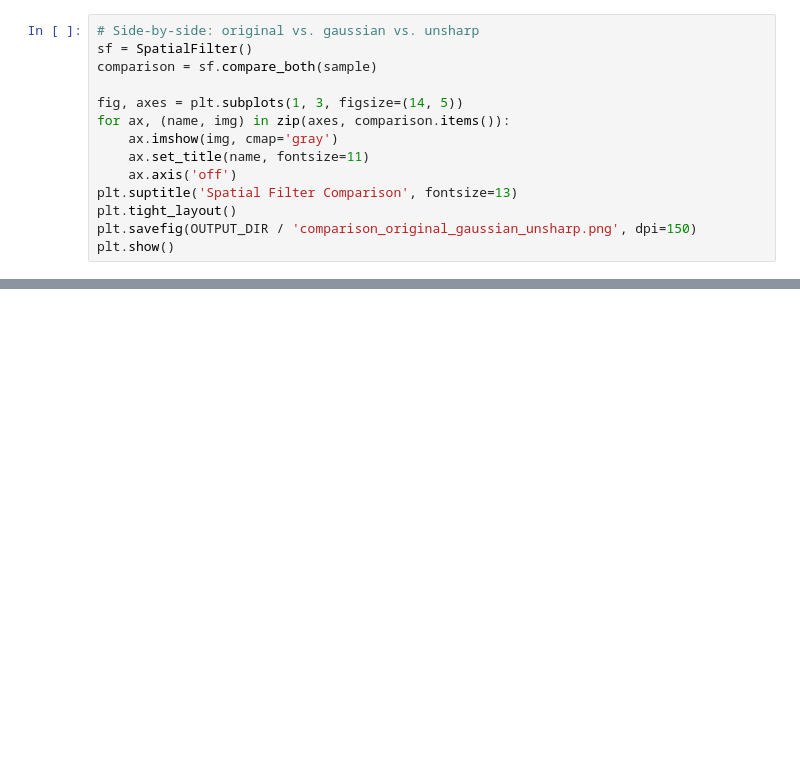
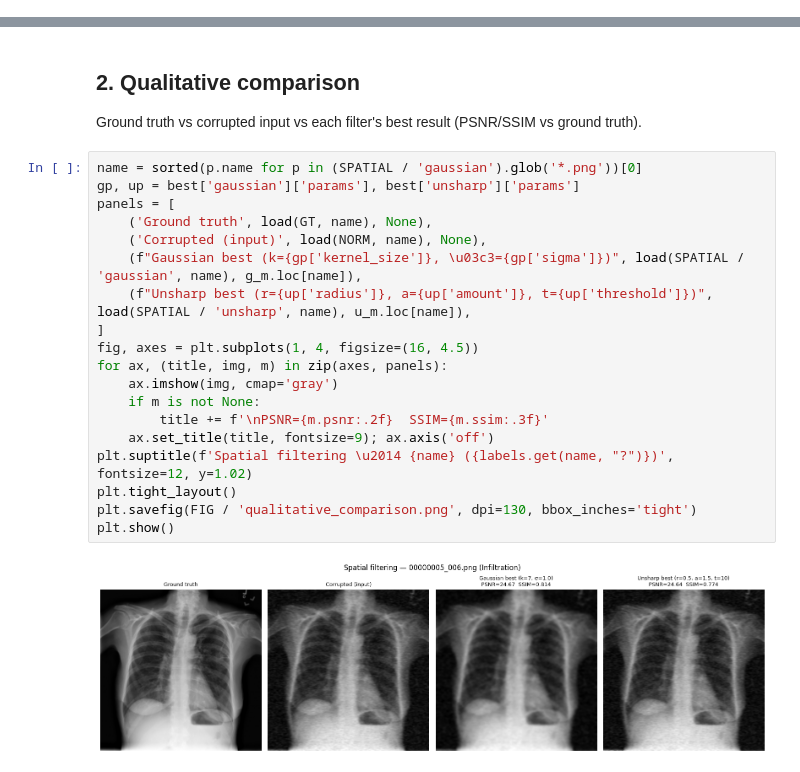
Before and after one commit to rvouya/fp-pcd, a Jupyter notebook: filtering_spatial/spatial_experiments.ipynb, the cells around one changed output, grey strips where cells are left out. Drawn from its saved outputs; the diff is of its cells as text; blank space fills up the shorter version.

Commit message:
spasial filtering

```diff
--- a/filtering_spatial/spatial_experiments.ipynb
+++ b/filtering_spatial/spatial_experiments.ipynb
@@ -30,14 +0,0 @@ print(f'Sample shape: {sample.shape}')
-# %%
-# Side-by-side: original vs. gaussian vs. unsharp
-sf = SpatialFilter()
-comparison = sf.compare_both(sample)
-
-fig, axes = plt.subplots(1, 3, figsize=(14, 5))
-for ax, (name, img) in zip(axes, comparison.items()):
-    ax.imshow(img, cmap='gray')
-    ax.set_title(name, fontsize=11)
-    ax.axis('off')
-plt.suptitle('Spatial Filter Comparison', fontsize=13)
-plt.tight_layout()
-plt.savefig(OUTPUT_DIR / 'comparison_original_gaussian_unsharp.png', dpi=150)
-plt.show()
@@ -43,0 +73,24 @@ plt.show()
+# %% [markdown]
+## 2. Qualitative comparison
+Ground truth vs corrupted input vs each filter's best result (PSNR/SSIM vs ground truth).
+# %%
+name = sorted(p.name for p in (SPATIAL / 'gaussian').glob('*.png'))[0]
+gp, up = best['gaussian']['params'], best['unsharp']['params']
+panels = [
+    ('Ground truth', load(GT, name), None),
+    ('Corrupted (input)', load(NORM, name), None),
+    (f"Gaussian best (k={gp['kernel_size']}, \u03c3={gp['sigma']})", load(SPATIAL / 'gaussian', name), g_m.loc[name]),
+    (f"Unsharp best (r={up['radius']}, a={up['amount']}, t={up['threshold']})", load(SPATIAL / 'unsharp', name), u_m.loc[name]),
+]
+fig, axes = plt.subplots(1, 4, figsize=(16, 4.5))
+for ax, (title, img, m) in zip(axes, panels):
+    ax.imshow(img, cmap='gray')
+    if m is not None:
+        title += f'\nPSNR={m.psnr:.2f}  SSIM={m.ssim:.3f}'
+    ax.set_title(title, fontsize=9); ax.axis('off')
+plt.suptitle(f'Spatial filtering \u2014 {name} ({labels.get(name, "?")})', fontsize=12, y=1.02)
+plt.tight_layout()
+plt.savefig(FIG / 'qualitative_comparison.png', dpi=130, bbox_inches='tight')
+plt.show()
+# %% [output]
+[figure, added]
```
Also changed, not shown: parts of 17 cells of this notebook, 3 other files.
